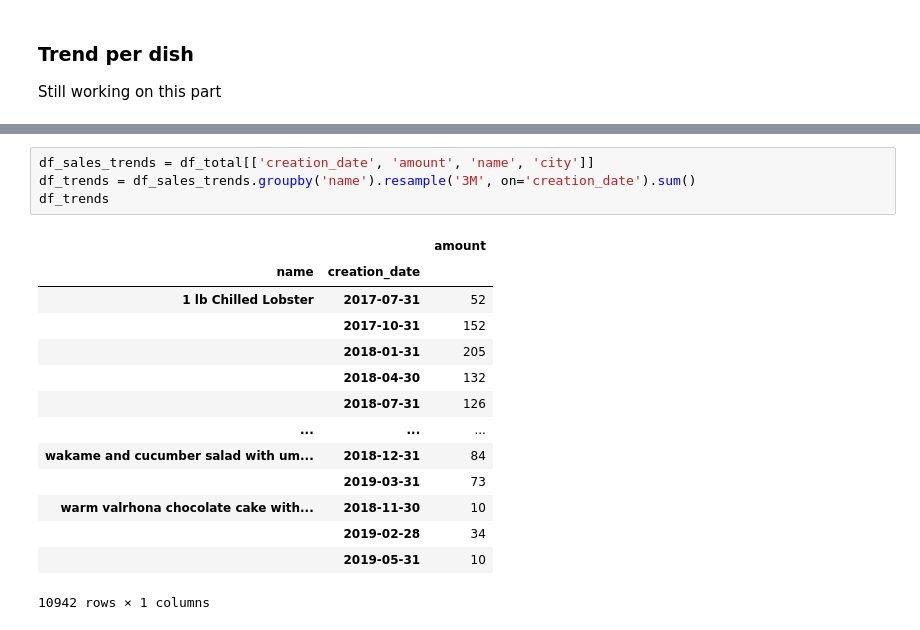
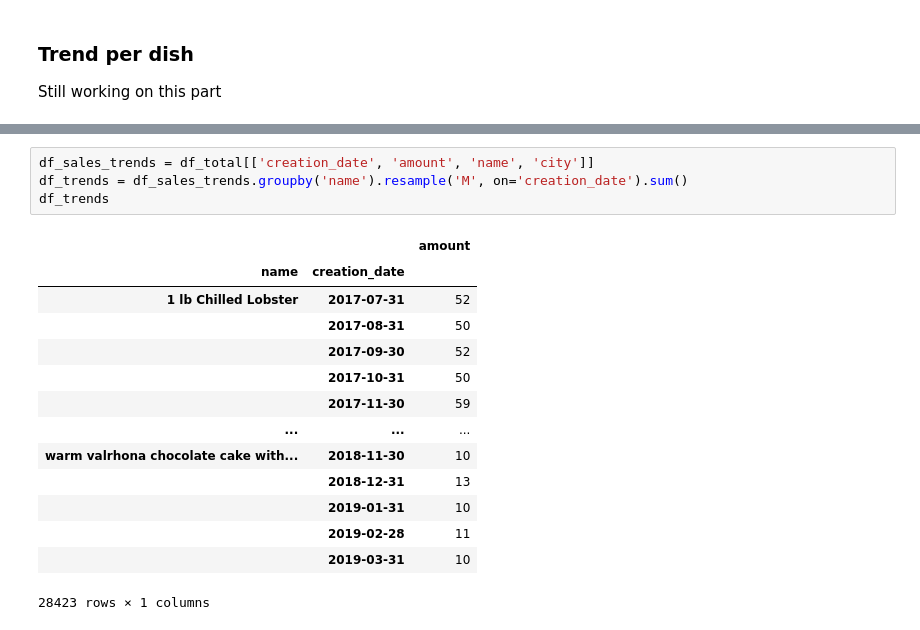
Before and after one commit to qlambotte/accenture_use_case, a Jupyter notebook: Dishes.ipynb, the cells around one changed output, grey strips where cells are left out. Drawn from its saved outputs; the diff is of its cells as text.

```diff
--- a/Dishes.ipynb
+++ b/Dishes.ipynb
@@ -231,22 +294,22 @@ from statsmodels.tsa.seasonal import seasonal_decompose
 # %%
 df_sales_trends = df_total[['creation_date', 'amount', 'name', 'city']]
-df_trends = df_sales_trends.groupby('name').resample('3M', on='creation_date').sum()
+df_trends = df_sales_trends.groupby('name').resample('M', on='creation_date').sum()
 df_trends
 # %% [output]
 |  |  | amount |
 | name | creation_date |  |
 | 1 lb Chilled Lobster | 2017-07-31 | 52 |
-|  | 2017-10-31 | 152 |
-|  | 2018-01-31 | 205 |
-|  | 2018-04-30 | 132 |
-|  | 2018-07-31 | 126 |
+|  | 2017-08-31 | 50 |
+|  | 2017-09-30 | 52 |
+|  | 2017-10-31 | 50 |
+|  | 2017-11-30 | 59 |
 | ... | ... | ... |
-| wakame and cucumber salad with um... | 2018-12-31 | 84 |
-|  | 2019-03-31 | 73 |
 | warm valrhona chocolate cake with... | 2018-11-30 | 10 |
-|  | 2019-02-28 | 34 |
-|  | 2019-05-31 | 10 |
+|  | 2018-12-31 | 13 |
+|  | 2019-01-31 | 10 |
+|  | 2019-02-28 | 11 |
+|  | 2019-03-31 | 10 |
-10942 rows × 1 columns
+28423 rows × 1 columns
 # %%
 # choose a dish
 
```
Also changed, not shown: parts of 22 cells of this notebook, 1 other file.
